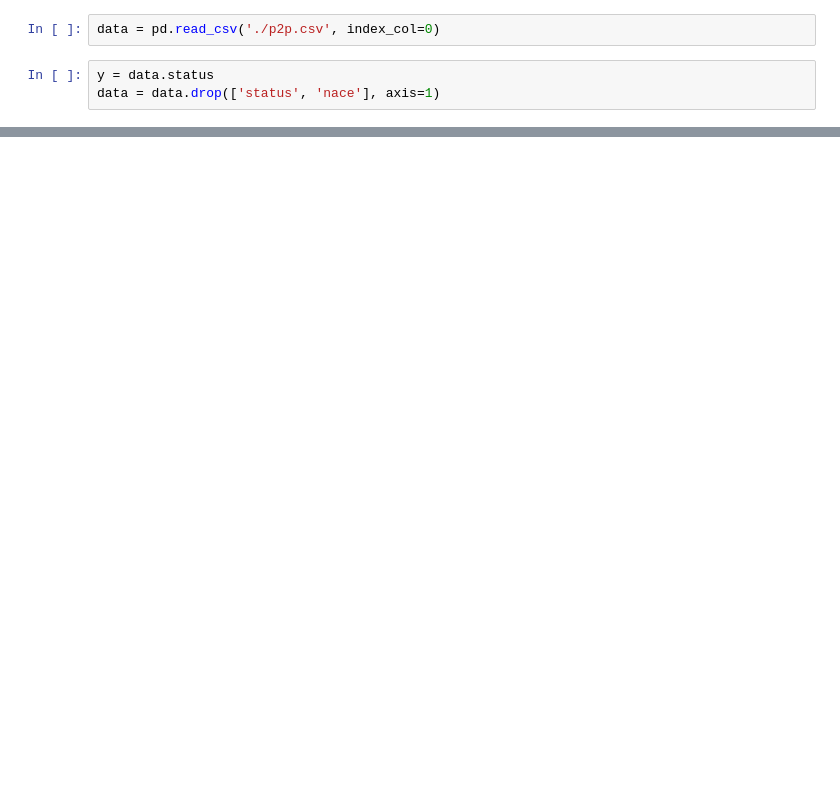
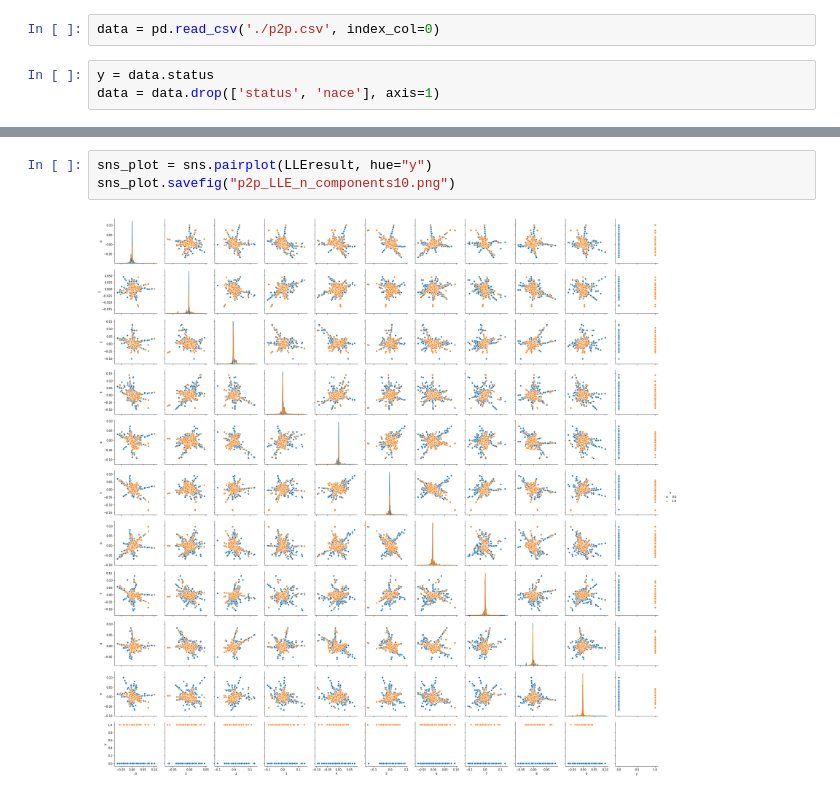
Before and after one commit to lizzzi111/LLE, a Jupyter notebook: LLE_p2p/LLE_p2p.ipynb, the cells around one changed output, grey strips where cells are left out. Drawn from its saved outputs; the diff is of its cells as text; blank space fills up the shorter version.

```diff
--- a/LLE_p2p/LLE_p2p.ipynb
+++ b/LLE_p2p/LLE_p2p.ipynb
@@ -28,0 +33,5 @@ plt.savefig('./LLE_reduce.png', transparent=True)
+# %%
+sns_plot = sns.pairplot(LLEresult, hue="y")
+sns_plot.savefig("p2p_LLE_n_components10.png")
+# %% [output]
+[figure, added]
```
Also changed, not shown: parts of 3 cells of this notebook, 2 other files.
